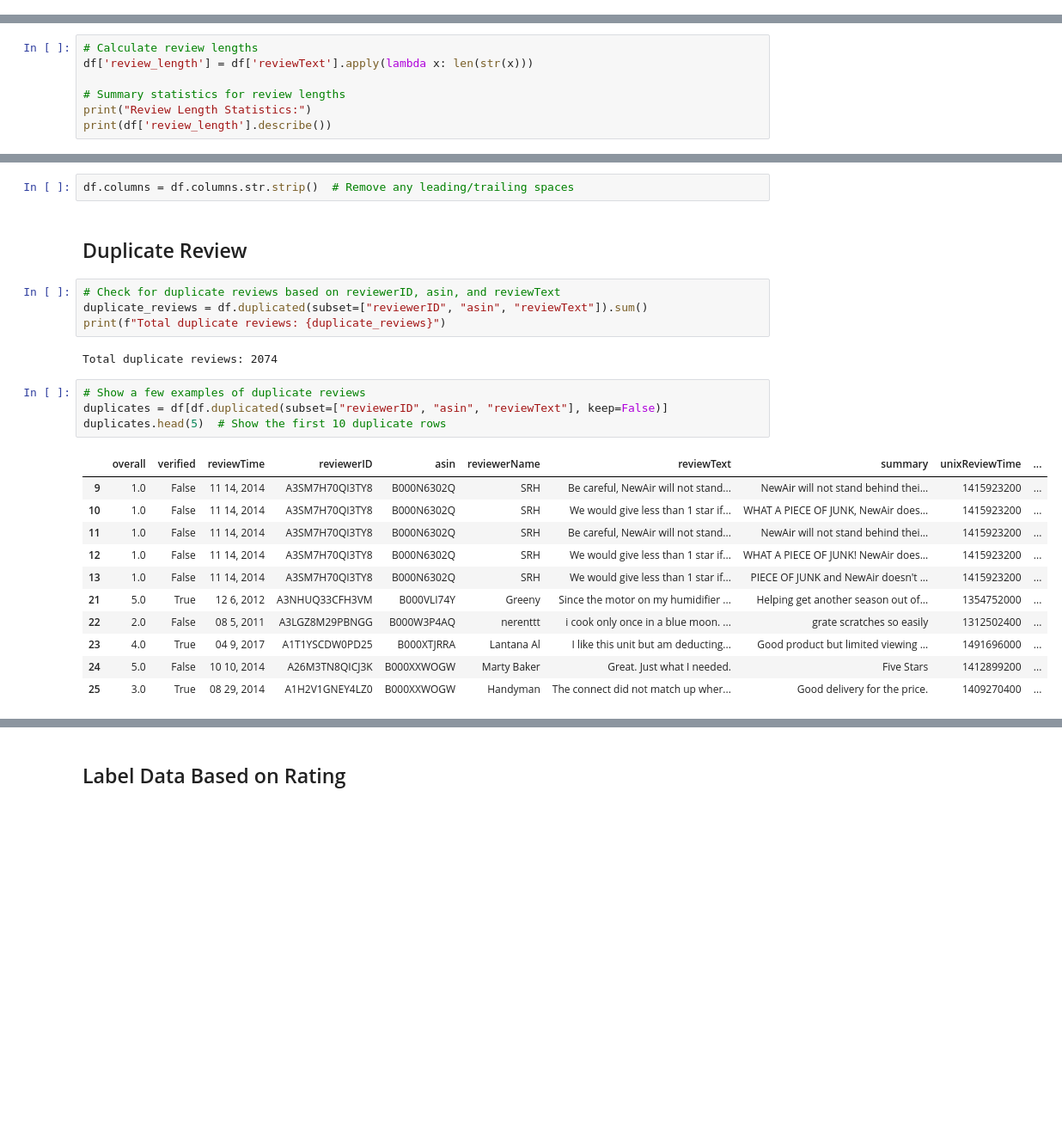
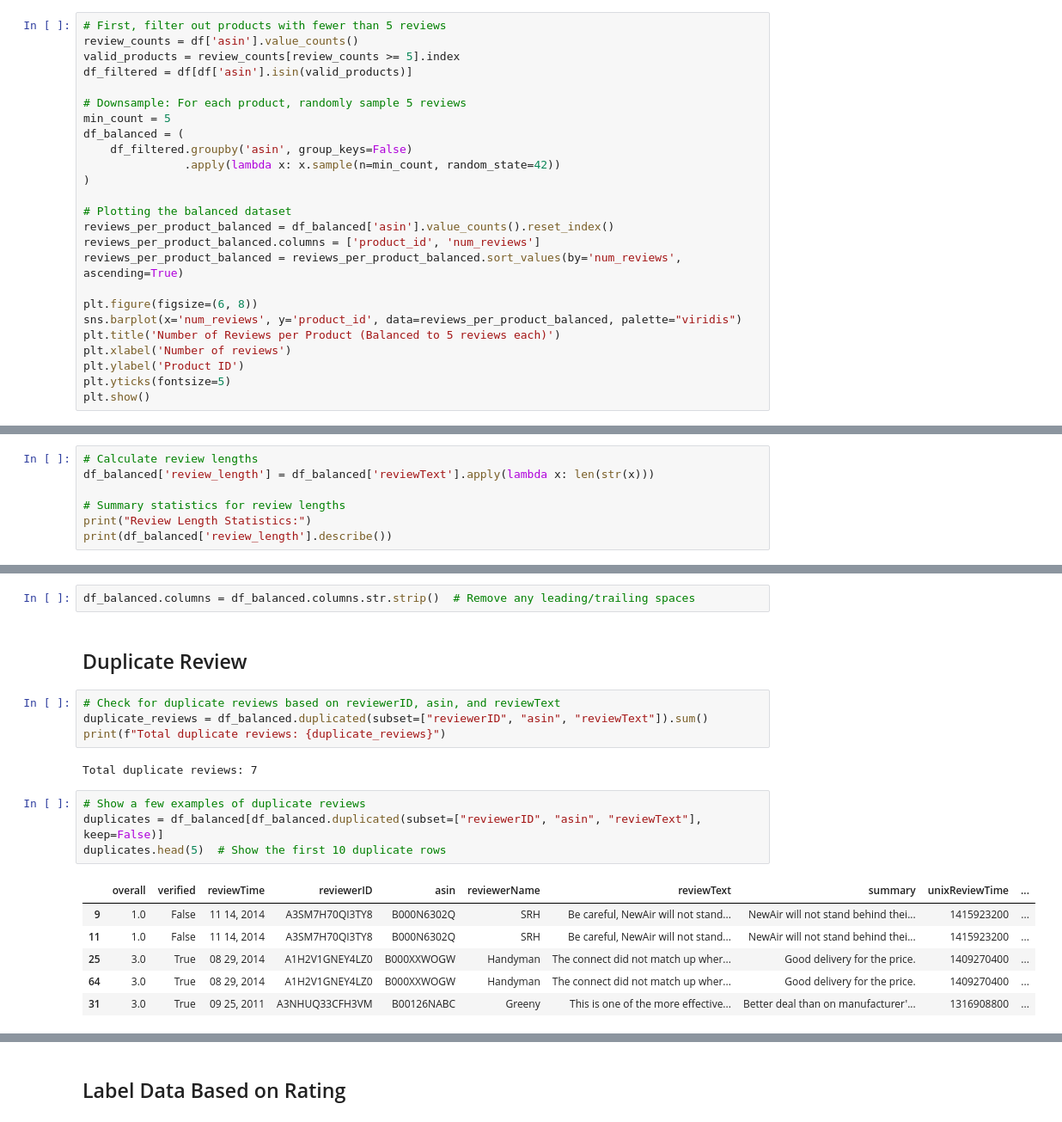
Before and after one commit to Currybon30/COMP262-NLP, a Jupyter notebook: preprocessing.ipynb, the cells around one changed output, grey strips where cells are left out. Shown at 86% size. Cells and saved outputs as stored; diff of their text form; blank space fills up the shorter version.

```diff
--- a/preprocessing.ipynb
+++ b/preprocessing.ipynb
@@ -77,0 +78,25 @@ Passing `palette` without assigning `hue` is deprecated and will be removed in v
+# %%
+# First, filter out products with fewer than 5 reviews
+review_counts = df['asin'].value_counts()
+valid_products = review_counts[review_counts >= 5].index
+df_filtered = df[df['asin'].isin(valid_products)]
+
+# Downsample: For each product, randomly sample 5 reviews
+min_count = 5
+df_balanced = (
+    df_filtered.groupby('asin', group_keys=False)
+               .apply(lambda x: x.sample(n=min_count, random_state=42))
+)
+
+# Plotting the balanced dataset
+reviews_per_product_balanced = df_balanced['asin'].value_counts().reset_index()
+reviews_per_product_balanced.columns = ['product_id', 'num_reviews']
+reviews_per_product_balanced = reviews_per_product_balanced.sort_values(by='num_reviews', ascending=True)
+
+plt.figure(figsize=(6, 8))
+sns.barplot(x='num_reviews', y='product_id', data=reviews_per_product_balanced, palette="viridis")
+plt.title('Number of Reviews per Product (Balanced to 5 reviews each)')
+plt.xlabel('Number of reviews')
+plt.ylabel('Product ID')
+plt.yticks(fontsize=5)
+plt.show()
@@ -94,7 +124,7 @@ Passing `palette` without assigning `hue` is deprecated and will be removed in v
 # %%
 # Calculate review lengths
-df['review_length'] = df['reviewText'].apply(lambda x: len(str(x)))
+df_balanced['review_length'] = df_balanced['reviewText'].apply(lambda x: len(str(x)))
 
 # Summary statistics for review lengths
 print("Review Length Statistics:")
-print(df['review_length'].describe())
+print(df_balanced['review_length'].describe())
@@ -117,28 +167,23 @@ plt.show()
 # %%
-df.columns = df.columns.str.strip()  # Remove any leading/trailing spaces
+df_balanced.columns = df_balanced.columns.str.strip()  # Remove any leading/trailing spaces
 # %% [markdown]
 ## Duplicate Review
 # %%
 # Check for duplicate reviews based on reviewerID, asin, and reviewText
-duplicate_reviews = df.duplicated(subset=["reviewerID", "asin", "reviewText"]).sum()
+duplicate_reviews = df_balanced.duplicated(subset=["reviewerID", "asin", "reviewText"]).sum()
 print(f"Total duplicate reviews: {duplicate_reviews}")
 # %% [output]
-Total duplicate reviews: 2074
+Total duplicate reviews: 7
 # %%
 # Show a few examples of duplicate reviews
-duplicates = df[df.duplicated(subset=["reviewerID", "asin", "reviewText"], keep=False)]
+duplicates = df_balanced[df_balanced.duplicated(subset=["reviewerID", "asin", "reviewText"], keep=False)]
 duplicates.head(5)  # Show the first 10 duplicate rows
 # %% [output]
 |  | overall | verified | reviewTime | reviewerID | asin | reviewerName | reviewText | summary | unixReviewTime | ... |
 | 9 | 1.0 | False | 11 14, 2014 | A3SM7H70QI3TY8 | B000N6302Q | SRH | Be careful, NewAir will not stand... | NewAir will not stand behind thei... | 1415923200 | ... |
-| 10 | 1.0 | False | 11 14, 2014 | A3SM7H70QI3TY8 | B000N6302Q | SRH | We would give less than 1 star if... | WHAT A PIECE OF JUNK, NewAir does... | 1415923200 | ... |
 | 11 | 1.0 | False | 11 14, 2014 | A3SM7H70QI3TY8 | B000N6302Q | SRH | Be careful, NewAir will not stand... | NewAir will not stand behind thei... | 1415923200 | ... |
-| 12 | 1.0 | False | 11 14, 2014 | A3SM7H70QI3TY8 | B000N6302Q | SRH | We would give less than 1 star if... | WHAT A PIECE OF JUNK! NewAir does... | 1415923200 | ... |
-| 13 | 1.0 | False | 11 14, 2014 | A3SM7H70QI3TY8 | B000N6302Q | SRH | We would give less than 1 star if... | PIECE OF JUNK and NewAir doesn't ... | 1415923200 | ... |
-| 21 | 5.0 | True | 12 6, 2012 | A3NHUQ33CFH3VM | B000VLI74Y | Greeny | Since the motor on my humidifier ... | Helping get another season out of... | 1354752000 | ... |
-| 22 | 2.0 | False | 08 5, 2011 | A3LGZ8M29PBNGG | B000W3P4AQ | nerenttt | i cook only once in a blue moon. ... | grate scratches so easily | 1312502400 | ... |
-| 23 | 4.0 | True | 04 9, 2017 | A1T1YSCDW0PD25 | B000XTJRRA | Lantana Al | I like this unit but am deducting... | Good product but limited viewing ... | 1491696000 | ... |
-| 24 | 5.0 | False | 10 10, 2014 | A26M3TN8QICJ3K | B000XXWOGW | Marty Baker | Great. Just what I needed. | Five Stars | 1412899200 | ... |
 | 25 | 3.0 | True | 08 29, 2014 | A1H2V1GNEY4LZ0 | B000XXWOGW | Handyman | The connect did not match up wher... | Good delivery for the price. | 1409270400 | ... |
+| 64 | 3.0 | True | 08 29, 2014 | A1H2V1GNEY4LZ0 | B000XXWOGW | Handyman | The connect did not match up wher... | Good delivery for the price. | 1409270400 | ... |
+| 31 | 3.0 | True | 09 25, 2011 | A3NHUQ33CFH3VM | B00126NABC | Greeny | This is one of the more effective... | Better deal than on manufacturer'... | 1316908800 | ... |
 # %%
 # Identify duplicate reviews based on reviewerID, asin, and reviewText
```
Also changed, not shown: parts of 18 cells of this notebook, 2 other files.
